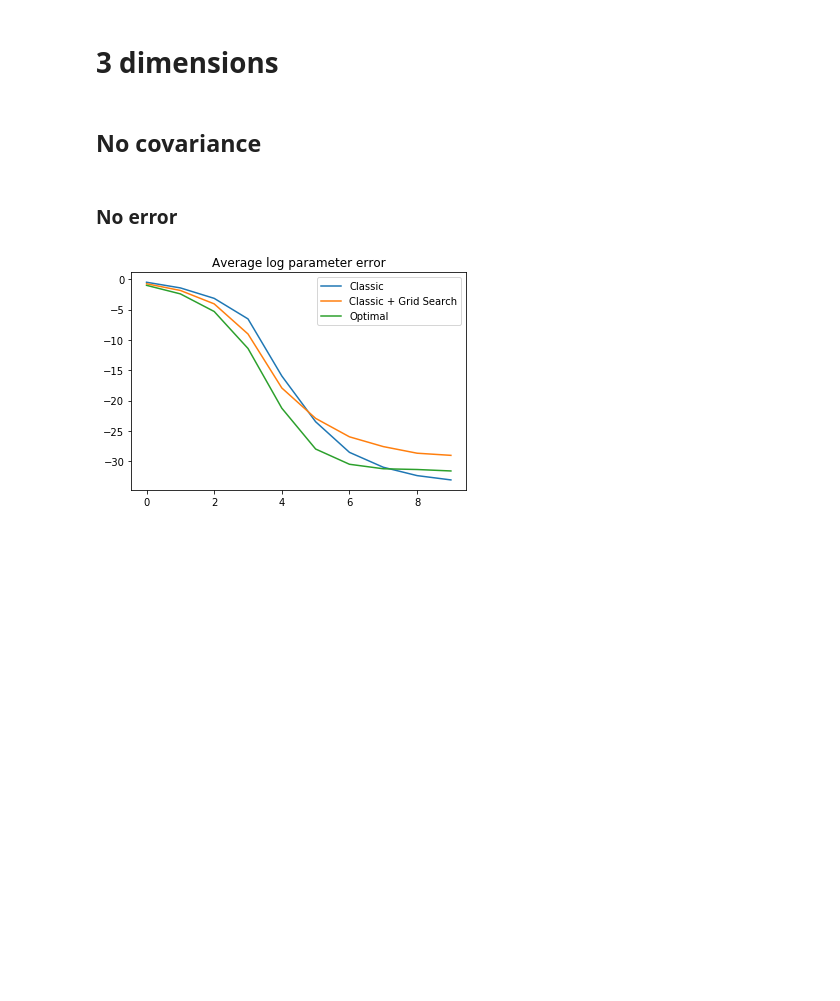
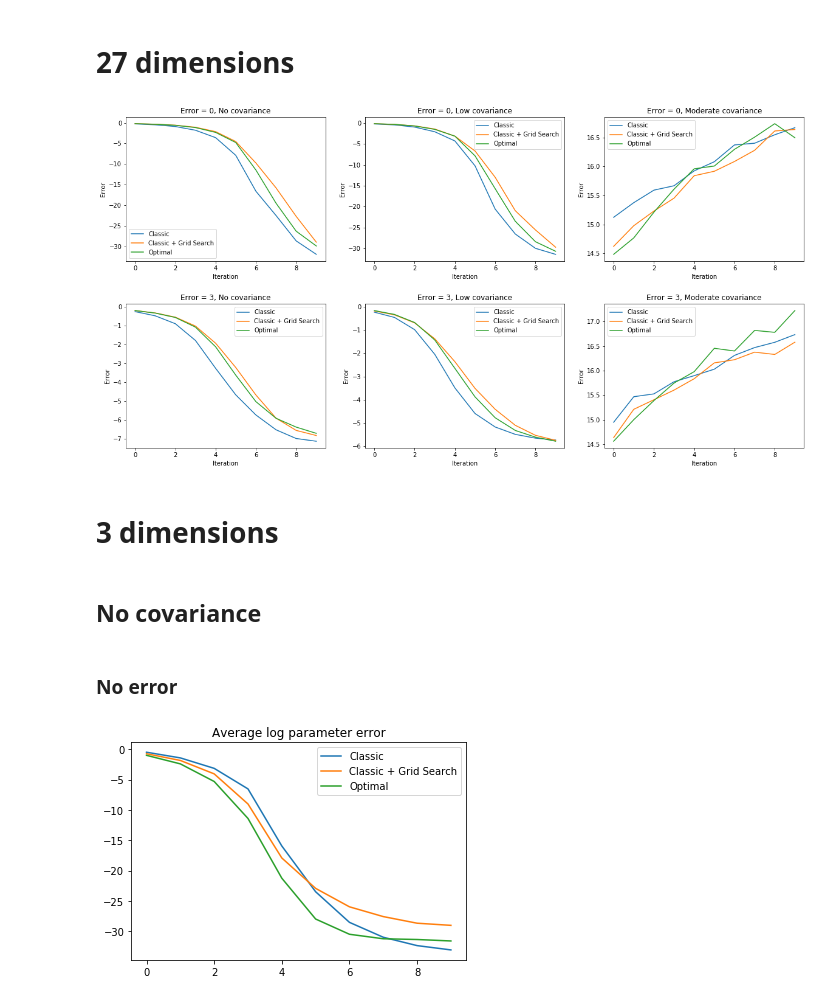
Before and after one commit to ahopen/math-tools-final-project, a Jupyter notebook: experiments_notebook.ipynb, the cells around one changed output. Saved outputs shown, nothing was run; the diff lists cells and outputs as text; code cells hidden in the pictures; blank space fills up the shorter version.

```diff
--- a/experiments_notebook.ipynb
+++ b/experiments_notebook.ipynb
@@ -11,3 +78,28 @@ def generate_cov_mat(d, k):
+# %% [markdown]
+# 27 dimensions
+# %%
+nd = 27
+
+covs = [np.eye(nd)]
+
+mean_cov = np.inf
+while mean_cov > 0.4:
+    cov_mat = generate_cov_mat(27,27)
+    mean_cov = np.mean(np.abs(cov_mat))
+covs.append(cov_mat)
+
+mean_cov = 0
+while mean_cov < 0.5 or mean_cov > 0.7:
+    cov_mat = generate_cov_mat(27,2)
+    mean_cov = np.mean(np.abs(cov_mat))
+covs.append(cov_mat)
+
+means = [np.zeros(nd) for _ in range(len(covs))]
+errors = [0, 3]
+
+plot_grid_for_dim(10000, errors, create_nd_data, 100, True, nd, means, covs)
+# %% [output]
+[figure, added]
 # %% [markdown]
 # 3 dimensions
 # %%
```
Also changed, not shown: parts of 5 cells of this notebook, 1 other file.
